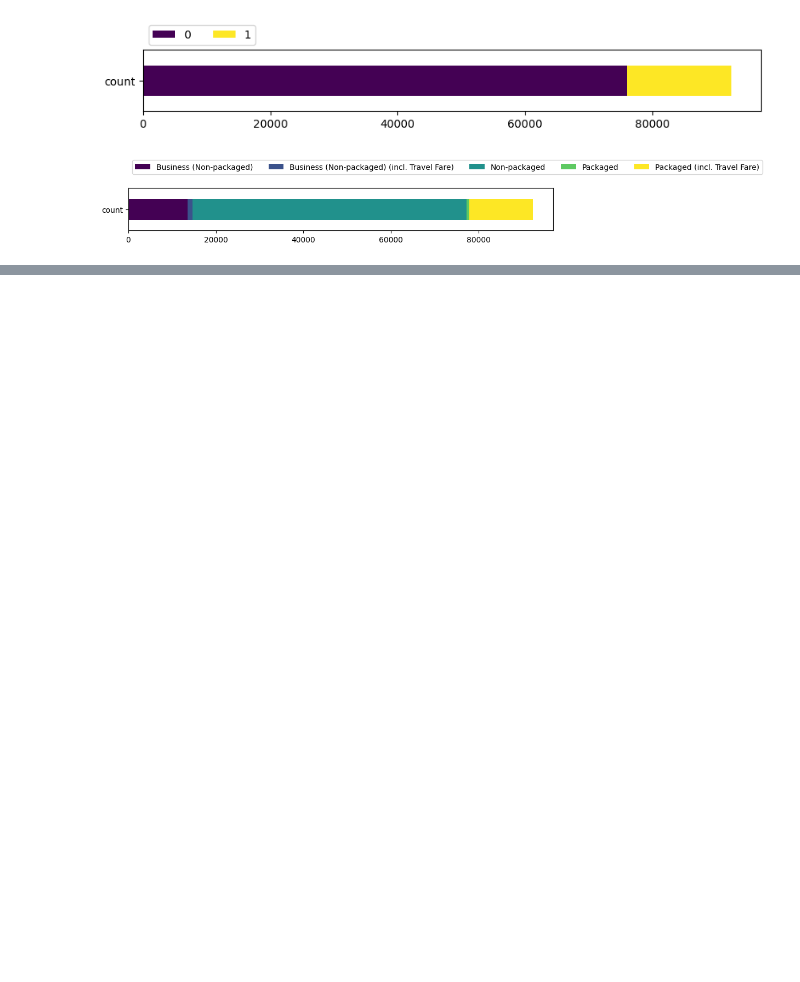
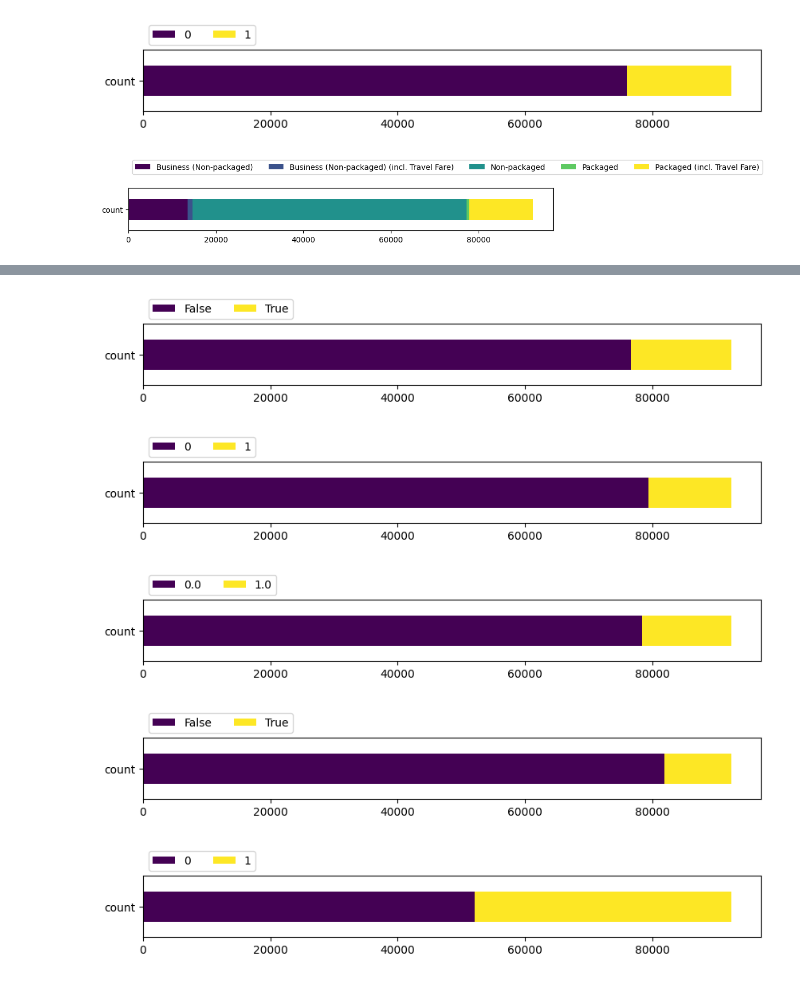
Before and after one commit to arushisinha98/data-explorer, a Jupyter notebook: notebooks/CleanOVS.ipynb, the cells around one changed output, grey strips where cells are left out. Saved outputs shown, nothing was run; the diff lists cells and outputs as text; code cells hidden in the pictures; blank space fills up the shorter version.

```diff
--- a/notebooks/CleanOVS.ipynb
+++ b/notebooks/CleanOVS.ipynb
@@ -711,0 +626,43 @@ df['FRIENDS_FAMILY_IN_SG'] = df['c9'].fillna(0)
+# %%
+# package inclusions
+
+# accommodation
+# - not in package unless declared
+
+df['ACCOMMODATION_IN_PACKAGE'] = df['c1c'].fillna(0)
+df['ACCOMMODATION_IN_PACKAGE'] = df['ACCOMMODATION_IN_PACKAGE'] >= 1
+StackedHorizontalBar(df, 'ACCOMMODATION_IN_PACKAGE')
+
+# food & beverages
+# - not in package unless declared
+
+df['F&B_IN_PACKAGE'] = df['c6_1'].fillna(0)
+StackedHorizontalBar(df, 'F&B_IN_PACKAGE')
+
+# transportation
+# - not in package unless declared
+
+df['TRANSPORT_IN_PACKAGE'] = df['c7a_1'].fillna(0)
+StackedHorizontalBar(df, 'TRANSPORT_IN_PACKAGE')
+
+# sightseeing & entertainment
+# - not in package unless declared
+
+se_cats = ['c10b_1_1', 'c10b_2_1', 'c10b_3_1', 'c10b_4_1']
+df[se_cats] = df[se_cats].fillna(0)
+df['S&E_IN_PACKAGE'] = df[se_cats].sum(axis = 1)
+df['S&E_IN_PACKAGE'] = df['S&E_IN_PACKAGE'] >= 1
+df = df.drop(columns = se_cats)
+StackedHorizontalBar(df, 'S&E_IN_PACKAGE')
+
+# friends/family in Singapore
+# - no unless declared
+
+df['FRIENDS_FAMILY_IN_SG'] = df['c9'].fillna(0)
+StackedHorizontalBar(df, 'FRIENDS_FAMILY_IN_SG')
+# %% [output]
+[figure, added]
+[figure, added]
+[figure, added]
+[figure, added]
+[figure, added]
```
Also changed, not shown: parts of 31 cells of this notebook, 2 other files.
